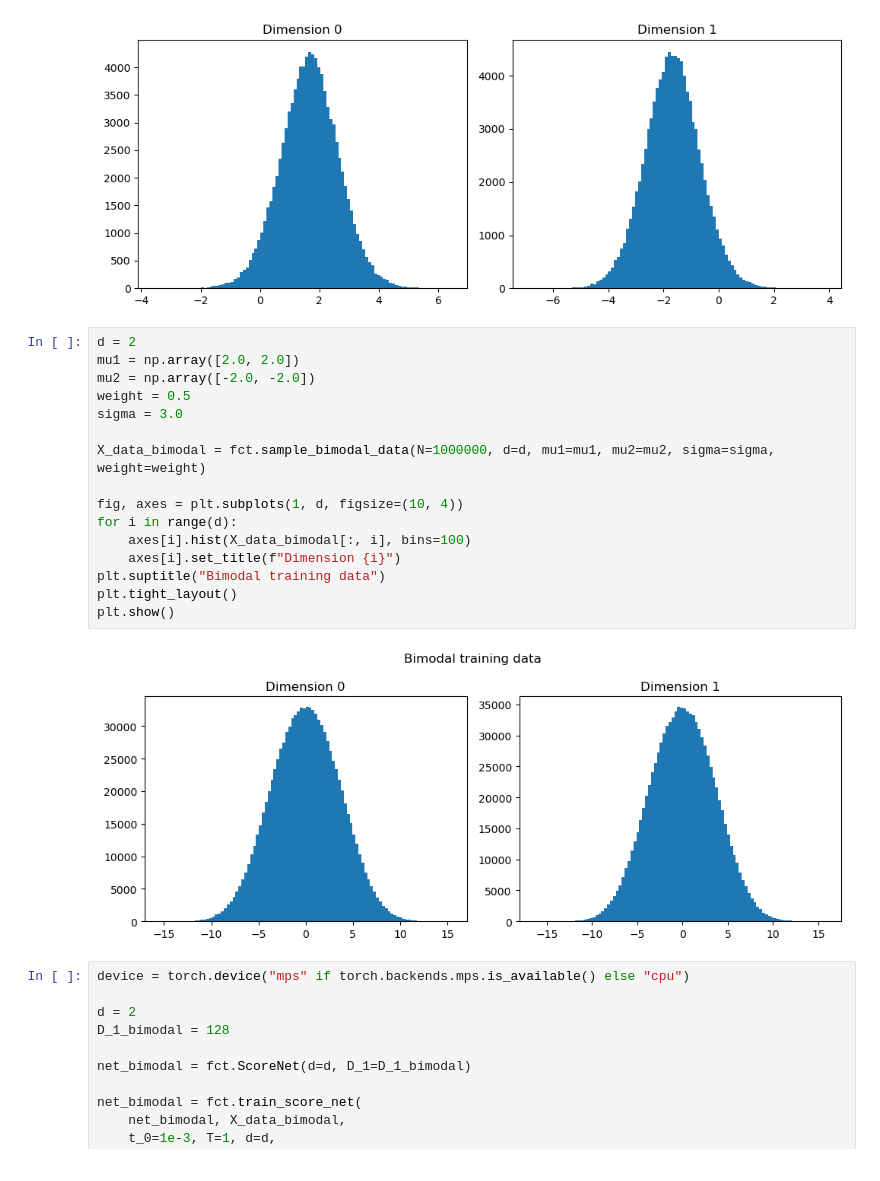
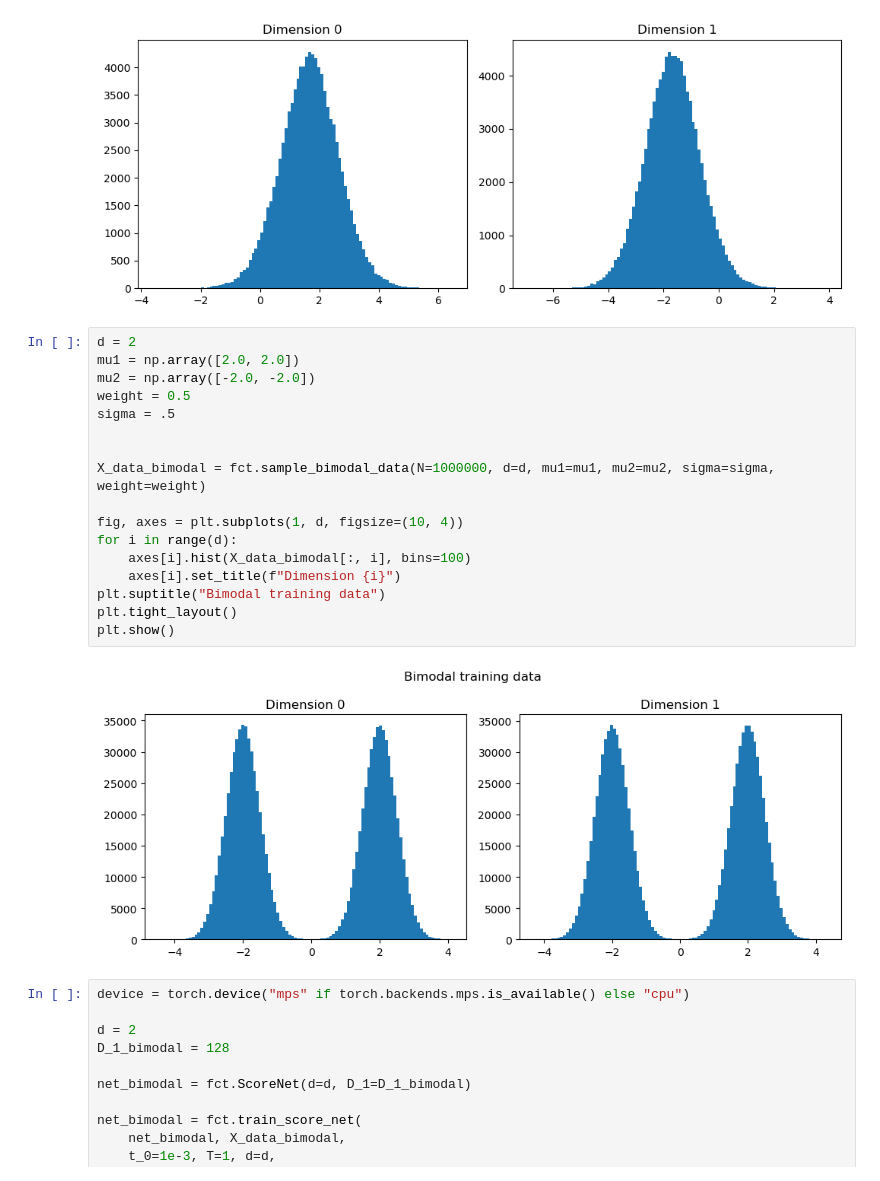
Before and after one commit to kylemcgillivray/Masters-Dissertation, a Jupyter notebook: sampler.ipynb, the cells around one changed output. Cells and saved outputs as stored; diff of their text form.

```diff
--- a/sampler.ipynb
+++ b/sampler.ipynb
@@ -121,21 +121,22 @@ True mu:        [ 2 -2]
 # %%
 d = 2
 mu1 = np.array([2.0, 2.0])
 mu2 = np.array([-2.0, -2.0])
 weight = 0.5
-sigma = 3.0
+sigma = .5
+
 
 X_data_bimodal = fct.sample_bimodal_data(N=1000000, d=d, mu1=mu1, mu2=mu2, sigma=sigma, weight=weight)
 
 fig, axes = plt.subplots(1, d, figsize=(10, 4))
 for i in range(d):
     axes[i].hist(X_data_bimodal[:, i], bins=100)
     axes[i].set_title(f"Dimension {i}")
 plt.suptitle("Bimodal training data")
 plt.tight_layout()
 plt.show()
 # %% [output]
-[figure, old version]
+[figure, new version]
 # %%
 device = torch.device("mps" if torch.backends.mps.is_available() else "cpu")
 
```
Also changed, not shown: parts of 1 cell of this notebook, 1 other file.
